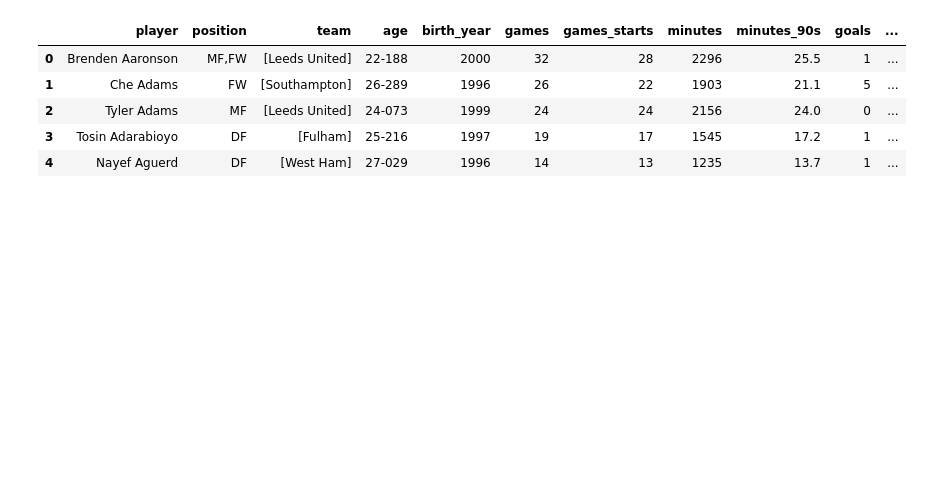
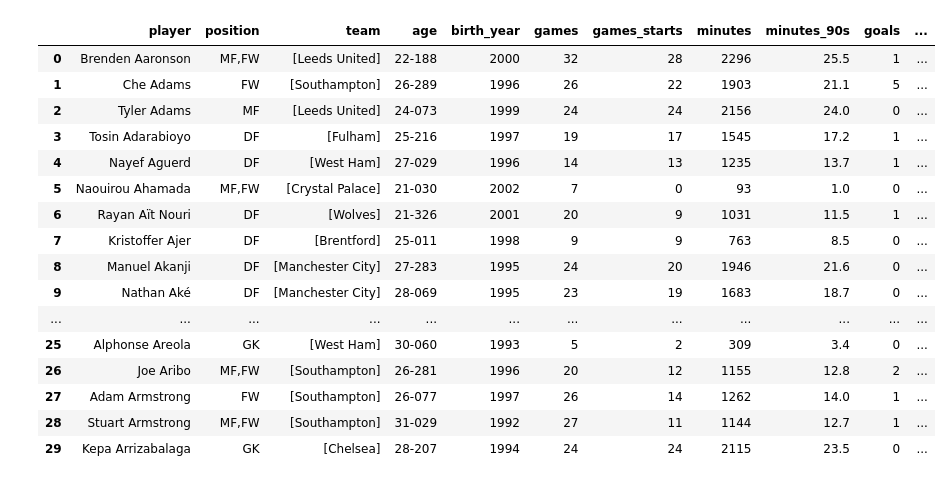
Before and after one commit to sarthakk88/FPL, a Jupyter notebook: fbref.ipynb, the cells around one changed output. Cells and saved outputs as stored; diff of their text form; code cells hidden in the pictures; blank space fills up the shorter version.

```diff
--- a/fbref.ipynb
+++ b/fbref.ipynb
@@ -21,11 +21,22 @@ import csv
 # %%
 players_stats = pd.DataFrame(fbref.get_epl_players())
 # %%
-players_stats.head()
+players_stats.head(30)
 # %% [output]
 |  | player | position | team | age | birth_year | games | games_starts | minutes | minutes_90s | goals | ... |
 | 0 | Brenden Aaronson | MF,FW | [Leeds United] | 22-188 | 2000 | 32 | 28 | 2296 | 25.5 | 1 | ... |
 | 1 | Che Adams | FW | [Southampton] | 26-289 | 1996 | 26 | 22 | 1903 | 21.1 | 5 | ... |
 | 2 | Tyler Adams | MF | [Leeds United] | 24-073 | 1999 | 24 | 24 | 2156 | 24.0 | 0 | ... |
 | 3 | Tosin Adarabioyo | DF | [Fulham] | 25-216 | 1997 | 19 | 17 | 1545 | 17.2 | 1 | ... |
 | 4 | Nayef Aguerd | DF | [West Ham] | 27-029 | 1996 | 14 | 13 | 1235 | 13.7 | 1 | ... |
+| 5 | Naouirou Ahamada | MF,FW | [Crystal Palace] | 21-030 | 2002 | 7 | 0 | 93 | 1.0 | 0 | ... |
+| 6 | Rayan Aït Nouri | DF | [Wolves] | 21-326 | 2001 | 20 | 9 | 1031 | 11.5 | 1 | ... |
+| 7 | Kristoffer Ajer | DF | [Brentford] | 25-011 | 1998 | 9 | 9 | 763 | 8.5 | 0 | ... |
+| 8 | Manuel Akanji | DF | [Manchester City] | 27-283 | 1995 | 24 | 20 | 1946 | 21.6 | 0 | ... |
+| 9 | Nathan Aké | DF | [Manchester City] | 28-069 | 1995 | 23 | 19 | 1683 | 18.7 | 0 | ... |
+| ... | ... | ... | ... | ... | ... | ... | ... | ... | ... | ... | ... |
+| 25 | Alphonse Areola | GK | [West Ham] | 30-060 | 1993 | 5 | 2 | 309 | 3.4 | 0 | ... |
+| 26 | Joe Aribo | MF,FW | [Southampton] | 26-281 | 1996 | 20 | 12 | 1155 | 12.8 | 2 | ... |
+| 27 | Adam Armstrong | FW | [Southampton] | 26-077 | 1997 | 26 | 14 | 1262 | 14.0 | 1 | ... |
+| 28 | Stuart Armstrong | MF,FW | [Southampton] | 31-029 | 1992 | 27 | 11 | 1144 | 12.7 | 1 | ... |
+| 29 | Kepa Arrizabalaga | GK | [Chelsea] | 28-207 | 1994 | 24 | 24 | 2115 | 23.5 | 0 | ... |
```
